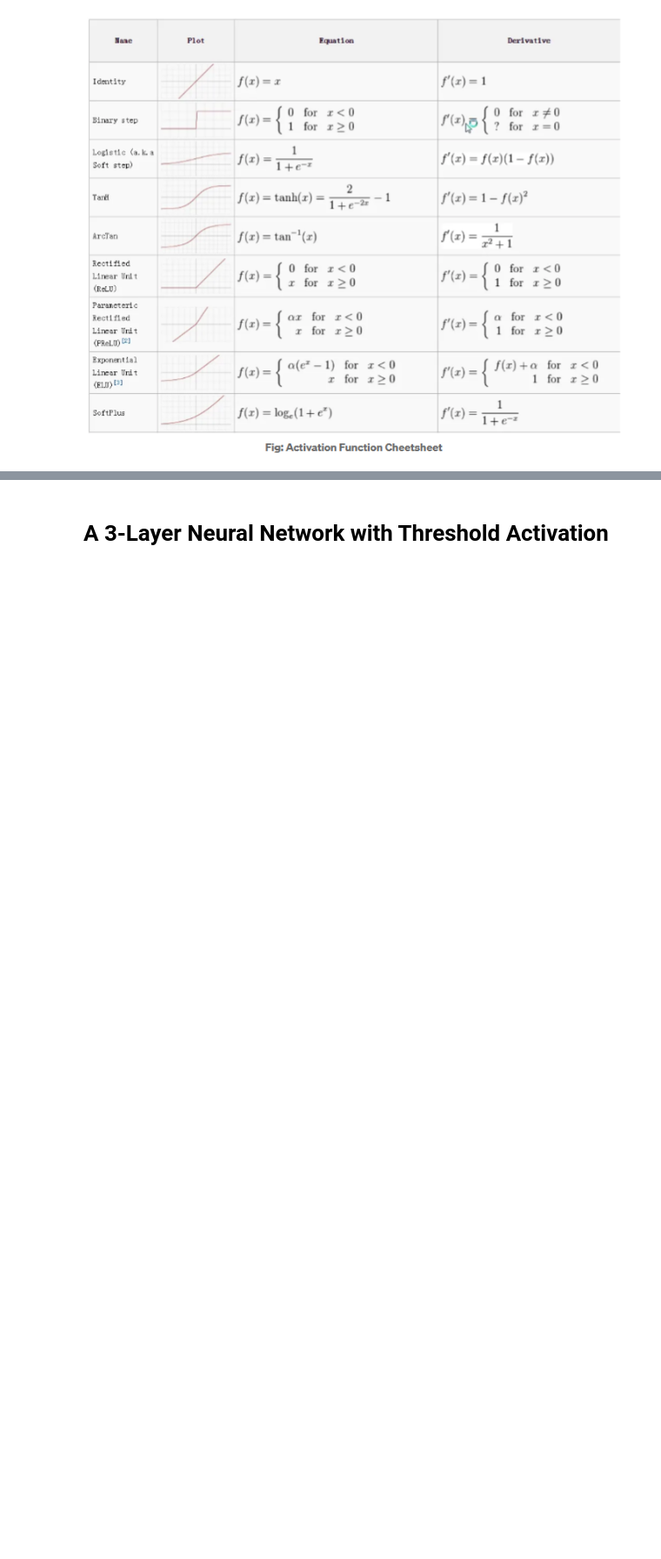
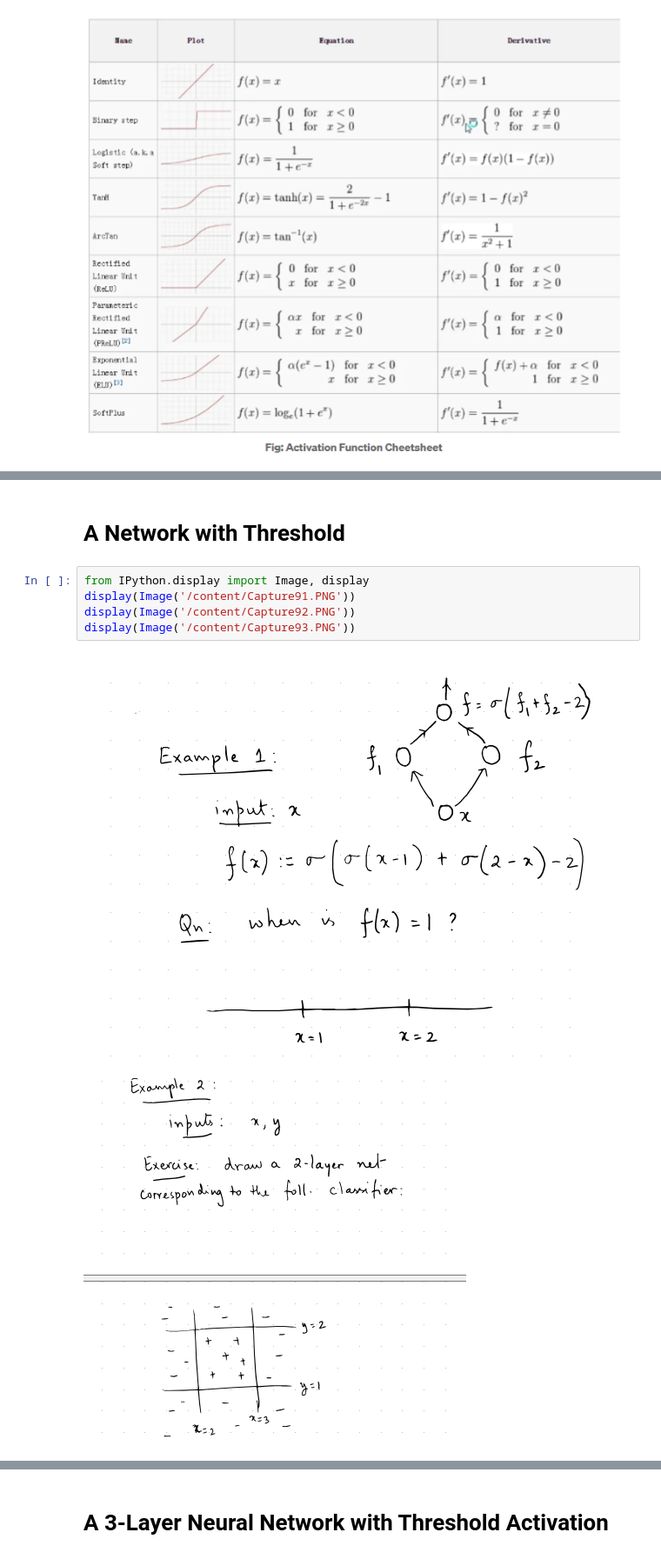
Before and after one commit to mhrafi66/REU_Tutorials, a Jupyter notebook: REU_Lecture_4.ipynb, the cells around one changed output, grey strips where cells are left out. Shown at 87% size. Saved outputs shown, nothing was run; the diff lists cells and outputs as text; blank space fills up the shorter version.

```diff
--- a/REU_Lecture_4.ipynb
+++ b/REU_Lecture_4.ipynb
@@ -134,0 +93,10 @@ When updating the curve, to know in which direction and how much to change or up
+# %% [markdown]
+# A Network with Threshold
+# %%
+from IPython.display import Image, display
+display(Image('/content/Capture91.PNG'))
+display(Image('/content/Capture92.PNG'))
+display(Image('/content/Capture93.PNG'))
+# %% [output]
+[figure, added]
+[figure, added]
```
Also changed, not shown: parts of 24 cells of this notebook.
